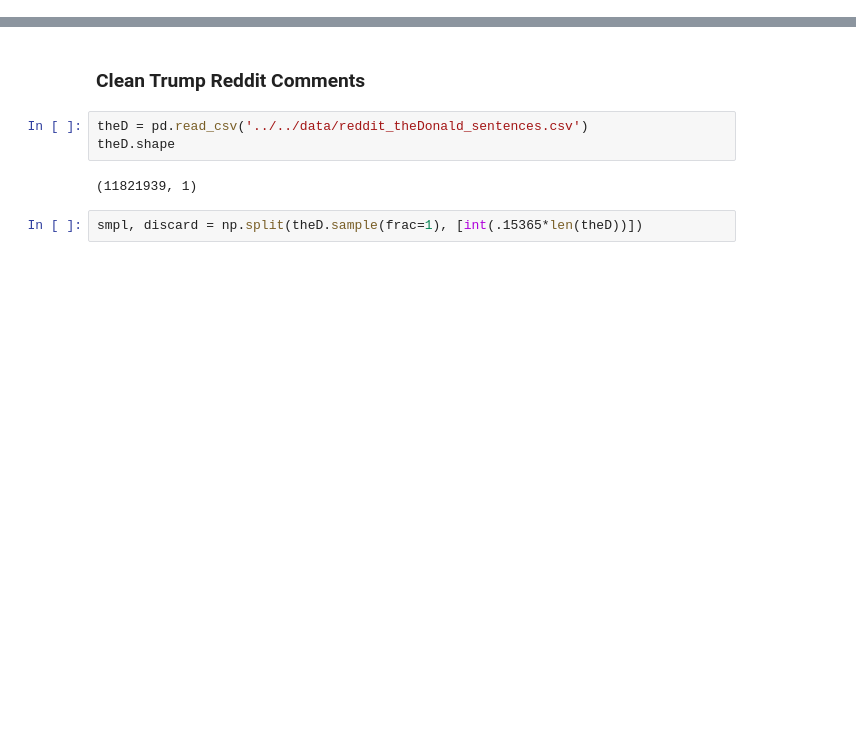
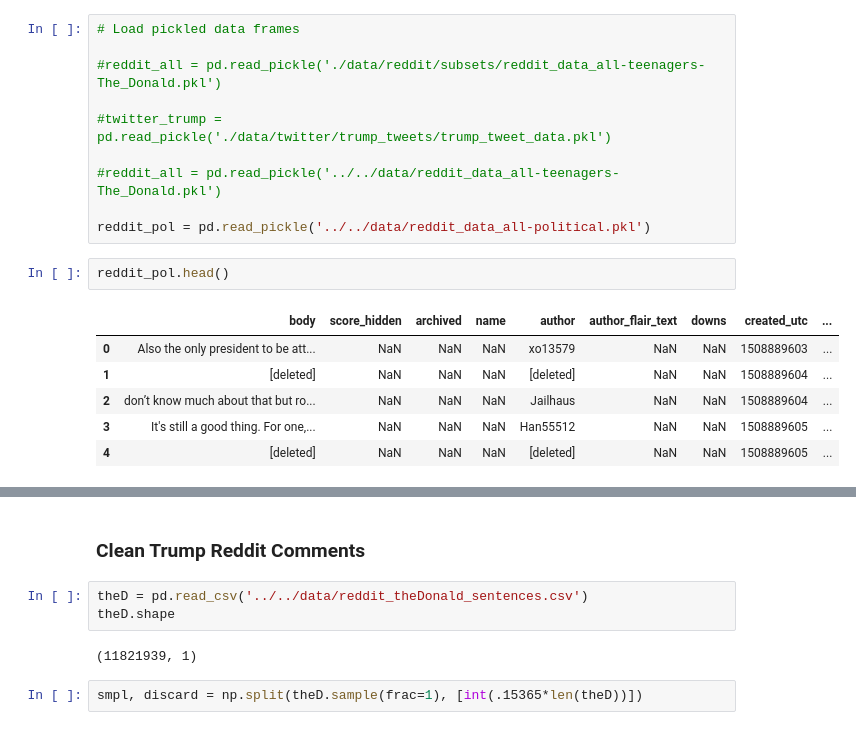
Before and after one commit to mafiakittens/Parlancr, a Jupyter notebook: data_pipeline/data_cleaning_v1.ipynb, the cells around one changed output, grey strips where cells are left out. Saved outputs shown, nothing was run; the diff lists cells and outputs as text; blank space fills up the shorter version.

```diff
--- a/data_pipeline/data_cleaning_v1.ipynb
+++ b/data_pipeline/data_cleaning_v1.ipynb
@@ -178,0 +317,19 @@ def model_diagnostics(model, data, labels, target_names, random=False, test_size
+# %%
+# Load pickled data frames
+
+#reddit_all = pd.read_pickle('./data/reddit/subsets/reddit_data_all-teenagers-The_Donald.pkl')
+
+#twitter_trump = pd.read_pickle('./data/twitter/trump_tweets/trump_tweet_data.pkl')
+
+#reddit_all = pd.read_pickle('../../data/reddit_data_all-teenagers-The_Donald.pkl')
+
+reddit_pol = pd.read_pickle('../../data/reddit_data_all-political.pkl')
+# %%
+reddit_pol.head()
+# %% [output]
+|  | body | score_hidden | archived | name | author | author_flair_text | downs | created_utc | ... |
+| 0 | Also the only president to be att... | NaN | NaN | NaN | xo13579 | NaN | NaN | 1508889603 | ... |
+| 1 | [deleted] | NaN | NaN | NaN | [deleted] | NaN | NaN | 1508889604 | ... |
+| 2 | don’t know much about that but ro... | NaN | NaN | NaN | Jailhaus | NaN | NaN | 1508889604 | ... |
+| 3 | It's still a good thing. For one,... | NaN | NaN | NaN | Han55512 | NaN | NaN | 1508889605 | ... |
+| 4 | [deleted] | NaN | NaN | NaN | [deleted] | NaN | NaN | 1508889605 | ... |
```
Also changed, not shown: parts of 124 cells of this notebook, 1 other file.
